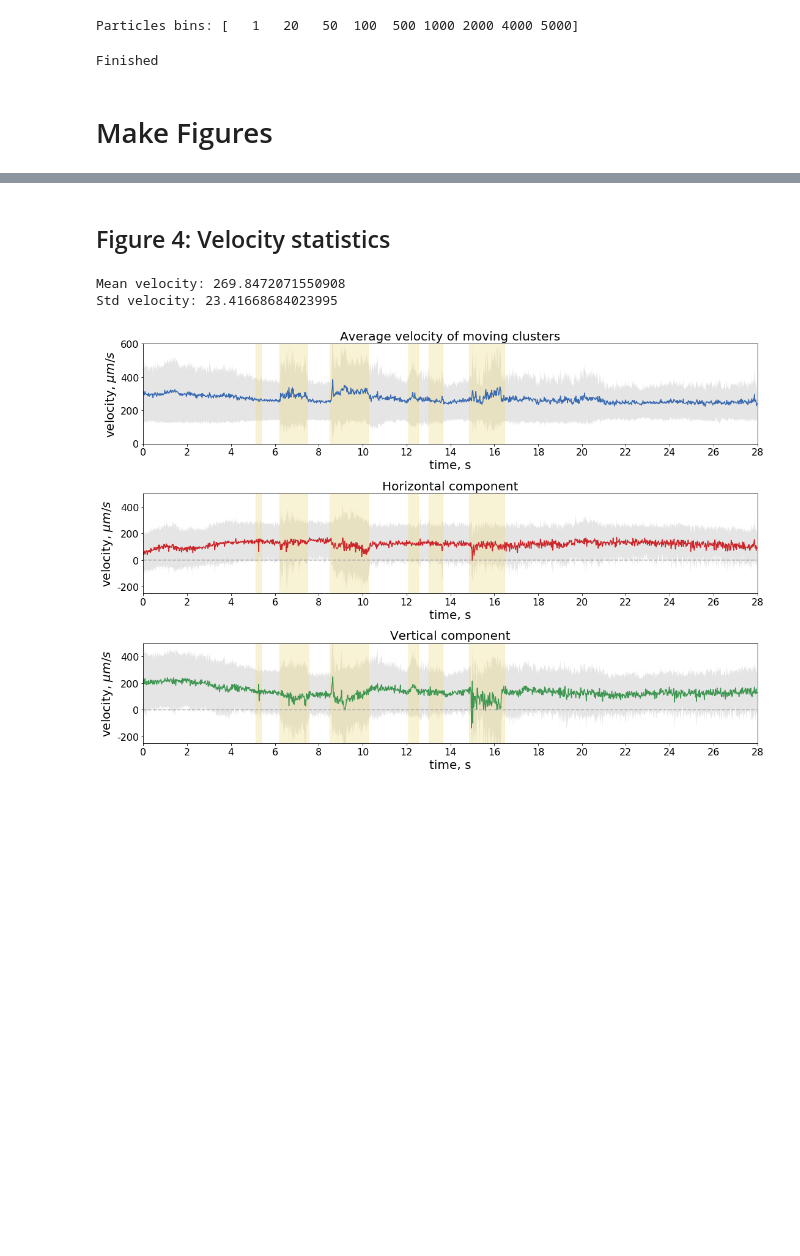
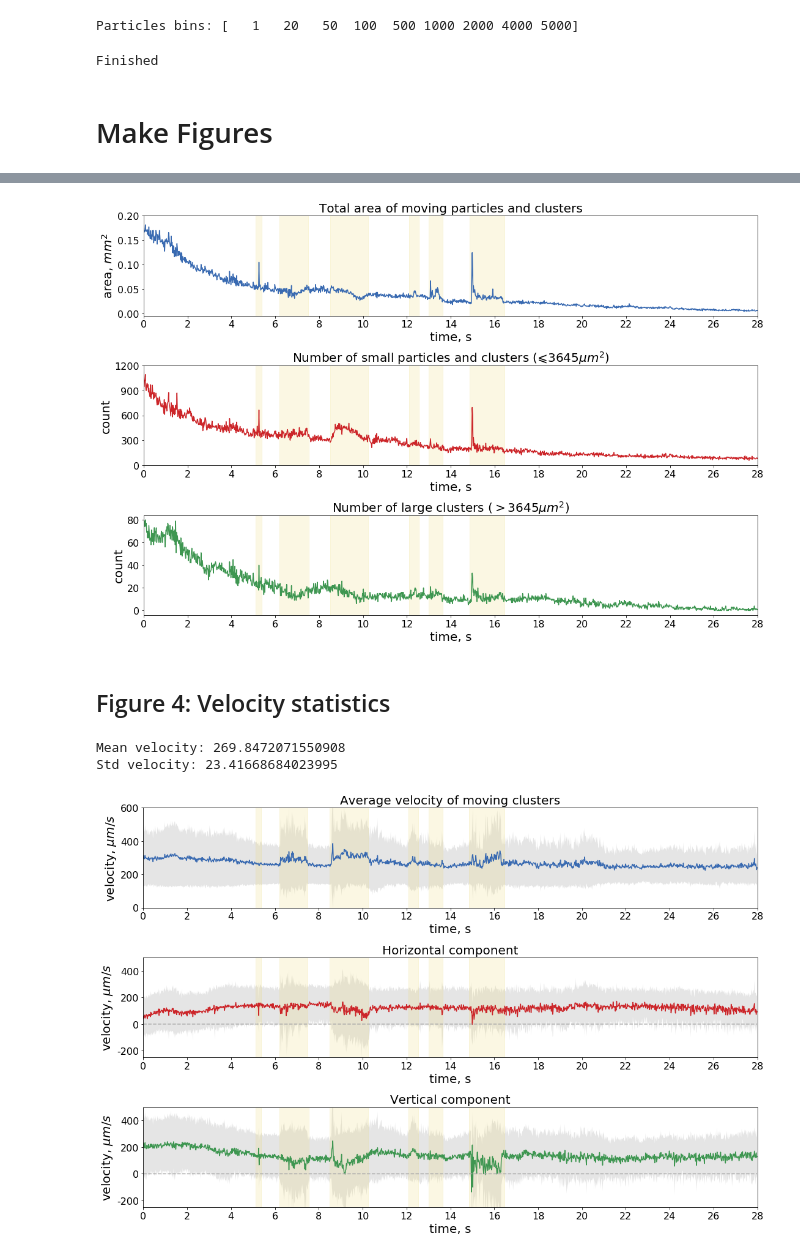
Before and after one commit to axruff/metalfilms, a Jupyter notebook: metalfilms.ipynb, the cells around one changed output, grey strips where cells are left out. Cells and saved outputs as stored; diff of their text form; code cells hidden in the pictures; blank space fills up the shorter version.

```diff
--- a/metalfilms.ipynb
+++ b/metalfilms.ipynb
@@ -351,0 +374,96 @@ Finished
+# %%
+alpha_value = 0.2
+
+fig, ((ax0, ax2, ax3)) = plt.subplots(3, 1)
+
+fig.set_size_inches(18, 12, forward=True)
+#plt.subplots_adjust(bottom=0.15, top=0.9, wspace=0.275, hspace=0.6, left=0.045, right=0.989)
+plt.subplots_adjust(hspace=0.5)
+
+t = np.arange(0,1400,1)
+print(len(t))
+
+smooth_mask = 1
+
+#------------------------------------------
+# New version
+#------------------------------------------
+
+print(len(data[:,indexArea]))
+
+ax0.plot(t, smooth(data[:,indexArea], smooth_mask, 'flat'), color=blue, linewidth=1.5)
+ax0.set_title('Total area of moving particles and clusters', size=title_font_size)
+#ax0.set_xlim(0, 1400)
+
+x_lables = ['{:.0f}'.format(x) for x in np.arange(0, 1401, 100) *0.02]
+ax0.set_xlim(0, 1400)
+ax0.set_xticks(np.arange(0,1401,100))
+ax0.set_xticklabels(x_lables)
+ax0.set_xlabel('time, s', size=label_font_size)
+
+#y_lables = ['{:.1e}'.format(x) for x in np.arange(0, 200001, 50000)*2.7*2.7]
+#y_lables = ['', '$3.6 \cdot 10^5$', '$7.3 \cdot 10^5$', '$1.1 \cdot 10^6$', '$1.5 \cdot 10^6$']
+y_lables = ['{:.2f}'.format(x) for x in np.arange(0, 200001, 50000) *1e-6]
+ax0.set_yticks(np.arange(0, 200001, 50000))
+ax0.set_yticklabels(y_lables)
+ax0.set_ylabel('area, $mm^2$', size=label_font_size)
+
+ax0.axvspan(256, 269, facecolor=gold, edgecolor=gold, alpha=alpha_value)
+ax0.axvspan(310, 375, facecolor=gold, edgecolor=gold, alpha=alpha_value)
+ax0.axvspan(425, 512, facecolor=gold, edgecolor=gold, alpha=alpha_value)
+ax0.axvspan(605, 627, facecolor=gold, edgecolor=gold, alpha=alpha_value)
+ax0.axvspan(650, 682, facecolor=gold, edgecolor=gold, alpha=alpha_value)
+ax0.axvspan(743, 823, facecolor=gold, edgecolor=gold, alpha=alpha_value)
+
+
+
+d = data[:,12] + data[:,13] + data[:,14]
+ax2.plot(t, smooth(d, smooth_mask, 'flat'), 'b', color=red, linewidth=1.5)
+ax2.set_title('Number of small particles and clusters ($\leqslant 3645 \mu m^2$)', size=title_font_size)
+
+x_lables = ['{:.0f}'.format(x) for x in np.arange(0, 1401, 100) *0.02]
+ax2.set_xlim(0, 1400)
+ax2.set_xticks(np.arange(0,1401,100))
+ax2.set_xticklabels(x_lables)
+ax2.set_xlabel('time, s', size=label_font_size)
+
+#y_lables = ['', '$3.6 \cdot 10^5$', '$7.3 \cdot 10^5$', '$1.1 \cdot 10^6$', '$1.5 \cdot 10^6$']
+ax2.set_yticks(np.arange(0, 1301, 300))
+#ax2.set_yticklabels(y_lables)
+ax2.set_ylabel('count', size=label_font_size)
+
+ax2.axvspan(256, 269, facecolor=gold, edgecolor=gold, alpha=alpha_value)
+ax2.axvspan(310, 377, facecolor=gold, edgecolor=gold, alpha=alpha_value)
+ax2.axvspan(425, 512, facecolor=gold, edgecolor=gold, alpha=alpha_value)
+ax2.axvspan(605, 627, facecolor=gold, edgecolor=gold, alpha=alpha_value)
+ax2.axvspan(650, 682, facecolor=gold, edgecolor=gold, alpha=alpha_value)
+ax2.axvspan(743, 823, facecolor=gold, edgecolor=gold, alpha=alpha_value)
+
+
+
+d = data[:,15] + data[:,16]
+ax3.plot(t, smooth(d, smooth_mask, 'flat'), 'b', color=green, linewidth=1.5)
+ax3.set_title('Number of large clusters ($> 3645 \mu m^2$)', size=title_font_size)
+
+x_lables = ['{:.0f}'.format(x) for x in np.arange(0, 1401, 100) *0.02]
+ax3.set_xlim(0, 1400)
+ax3.set_xticks(np.arange(0,1401,100))
+ax3.set_xticklabels(x_lables)
+ax3.set_xlabel('time, s', size=label_font_size)
+
+#y_lables = ['', '$3.6 \cdot 10^5$', '$7.3 \cdot 10^5$', '$1.1 \cdot 10^6$', '$1.5 \cdot 10^6$']
+ax3.set_yticks(np.arange(0, 91, 20))
+#ax2.set_yticklabels(y_lables)
+ax3.set_ylabel('count', size=label_font_size)
+
+ax3.axvspan(256, 269, facecolor=gold, edgecolor=gold, alpha=alpha_value)
+ax3.axvspan(310, 377, facecolor=gold, edgecolor=gold, alpha=alpha_value)
+ax3.axvspan(425, 512, facecolor=gold, edgecolor=gold, alpha=alpha_value)
+ax3.axvspan(605, 627, facecolor=gold, edgecolor=gold, alpha=alpha_value)
+ax3.axvspan(650, 682, facecolor=gold, edgecolor=gold, alpha=alpha_value)
+ax3.axvspan(743, 823, facecolor=gold, edgecolor=gold, alpha=alpha_value)
+
+plt.savefig(resultsPath + 'fig3_moving_particles.png')
+
+#ax0.legend(loc='upper right', shadow=False, fontsize = label_font_size)
+# %% [output]
@@ -352,3 +472,4 @@ Finished
+[figure, added]
 # %% [markdown]
 ## Figure 4: Velocity statistics
 # %%
```
Also changed, not shown: parts of 8 cells of this notebook, 1 other file.
